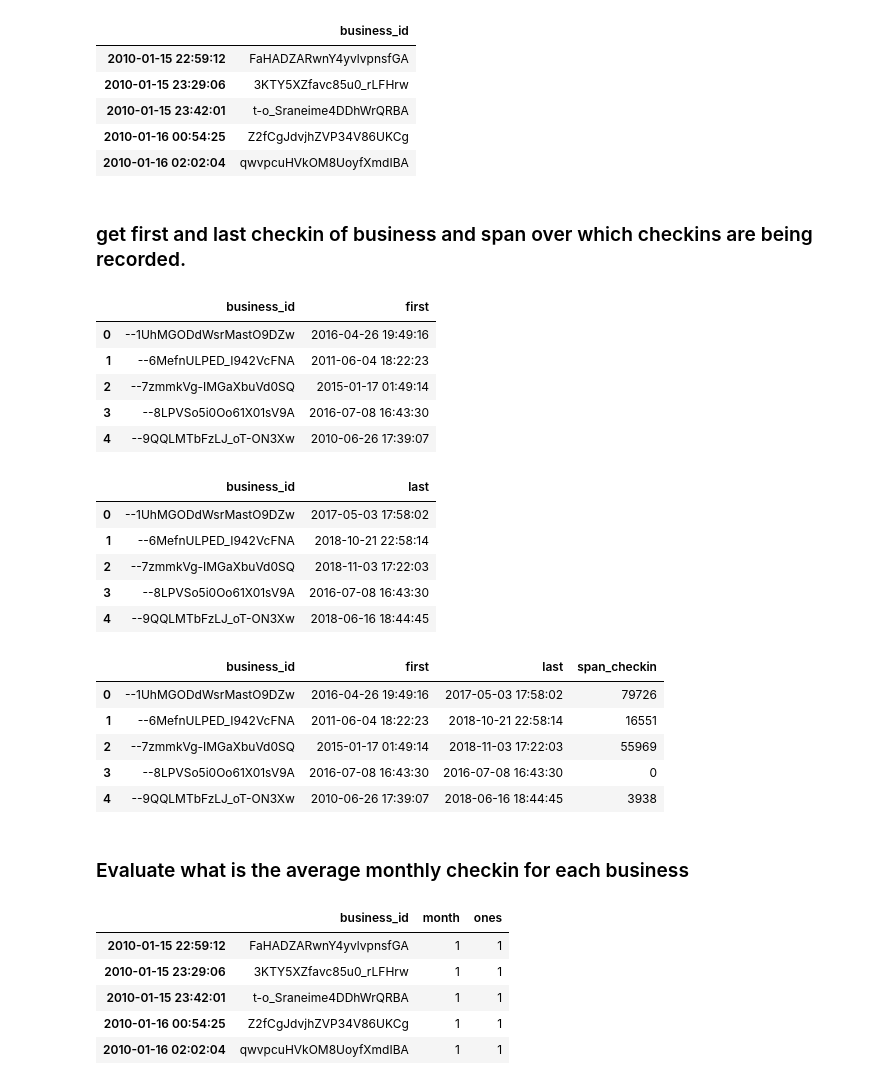
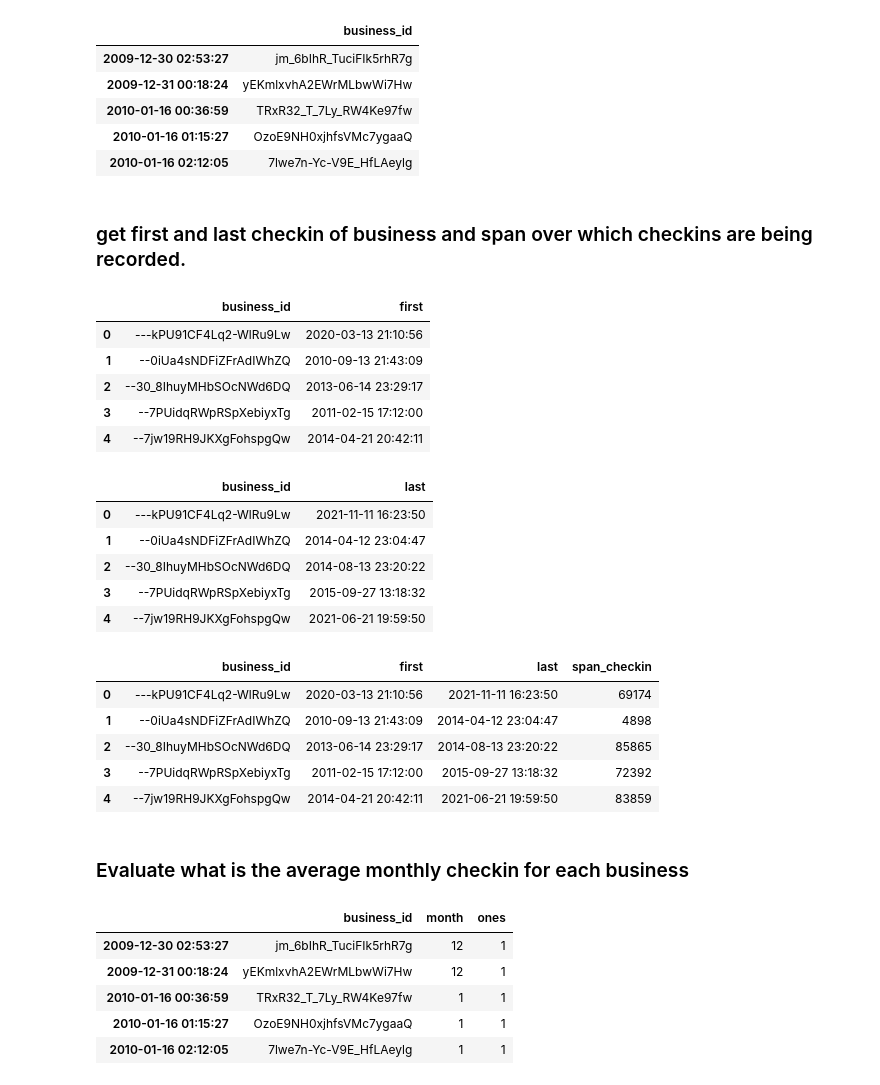
Before and after one commit to dinhhoangtung/HDCNTT, a Jupyter notebook: wrangle/31_checkin_feateng.ipynb, the cells around one changed output. Saved outputs shown, nothing was run; the diff lists cells and outputs as text; code cells hidden in the pictures.

```diff
--- a/wrangle/31_checkin_feateng.ipynb
+++ b/wrangle/31_checkin_feateng.ipynb
@@ -13,15 +13,15 @@ register_matplotlib_converters()
 
 %matplotlib inline
 # %%
-event_df = utils.chunk_loader('data/cleaned/checkin_eventlog.csv')
+event_df = utils.chunk_loader('../data/cleaned/checkin_eventlog.csv')
 event_df.head()
 # %% [output]
 |  | business_id |
-| 2010-01-15 22:59:12 | FaHADZARwnY4yvlvpnsfGA |
-| 2010-01-15 23:29:06 | 3KTY5XZfavc85u0_rLFHrw |
-| 2010-01-15 23:42:01 | t-o_Sraneime4DDhWrQRBA |
-| 2010-01-16 00:54:25 | Z2fCgJdvjhZVP34V86UKCg |
-| 2010-01-16 02:02:04 | qwvpcuHVkOM8UoyfXmdIBA |
+| 2009-12-30 02:53:27 | jm_6bIhR_TuciFIk5rhR7g |
+| 2009-12-31 00:18:24 | yEKmlxvhA2EWrMLbwWi7Hw |
+| 2010-01-16 00:36:59 | TRxR32_T_7Ly_RW4Ke97fw |
+| 2010-01-16 01:15:27 | OzoE9NH0xjhfsVMc7ygaaQ |
+| 2010-01-16 02:12:05 | 7lwe7n-Yc-V9E_HfLAeylg |
 # %% [markdown]
 ### get first and last checkin of business and span over which checkins are being recorded.
 # %%
@@ -36,11 +36,11 @@ first_checkin['first'] = pd.to_datetime(first_checkin['first'])
 first_checkin.head()
 # %% [output]
 |  | business_id | first |
-| 0 | --1UhMGODdWsrMastO9DZw | 2016-04-26 19:49:16 |
-| 1 | --6MefnULPED_I942VcFNA | 2011-06-04 18:22:23 |
-| 2 | --7zmmkVg-IMGaXbuVd0SQ | 2015-01-17 01:49:14 |
-| 3 | --8LPVSo5i0Oo61X01sV9A | 2016-07-08 16:43:30 |
-| 4 | --9QQLMTbFzLJ_oT-ON3Xw | 2010-06-26 17:39:07 |
+| 0 | ---kPU91CF4Lq2-WlRu9Lw | 2020-03-13 21:10:56 |
+| 1 | --0iUa4sNDFiZFrAdIWhZQ | 2010-09-13 21:43:09 |
+| 2 | --30_8IhuyMHbSOcNWd6DQ | 2013-06-14 23:29:17 |
+| 3 | --7PUidqRWpRSpXebiyxTg | 2011-02-15 17:12:00 |
+| 4 | --7jw19RH9JKXgFohspgQw | 2014-04-21 20:42:11 |
 # %%
 #get last
 last_checkin = event_df_groupby.max()
@@ -50,11 +50,11 @@ last_checkin['last'] = pd.to_datetime(last_checkin['last'])
 last_checkin.head()
 # %% [output]
 |  | business_id | last |
-| 0 | --1UhMGODdWsrMastO9DZw | 2017-05-03 17:58:02 |
-| 1 | --6MefnULPED_I942VcFNA | 2018-10-21 22:58:14 |
-| 2 | --7zmmkVg-IMGaXbuVd0SQ | 2018-11-03 17:22:03 |
-| 3 | --8LPVSo5i0Oo61X01sV9A | 2016-07-08 16:43:30 |
-| 4 | --9QQLMTbFzLJ_oT-ON3Xw | 2018-06-16 18:44:45 |
+| 0 | ---kPU91CF4Lq2-WlRu9Lw | 2021-11-11 16:23:50 |
+| 1 | --0iUa4sNDFiZFrAdIWhZQ | 2014-04-12 23:04:47 |
+| 2 | --30_8IhuyMHbSOcNWd6DQ | 2014-08-13 23:20:22 |
+| 3 | --7PUidqRWpRSpXebiyxTg | 2015-09-27 13:18:32 |
+| 4 | --7jw19RH9JKXgFohspgQw | 2021-06-21 19:59:50 |
 # %%
 first_last_df = pd.merge(left=first_checkin,
                          right=last_checkin,
@@ -68,11 +68,11 @@ first_last_df['span_checkin'] = (first_last_df['last'] - first_last_df['first'])
 first_last_df.head()
 # %% [output]
 |  | business_id | first | last | span_checkin |
-| 0 | --1UhMGODdWsrMastO9DZw | 2016-04-26 19:49:16 | 2017-05-03 17:58:02 | 79726 |
-| 1 | --6MefnULPED_I942VcFNA | 2011-06-04 18:22:23 | 2018-10-21 22:58:14 | 16551 |
-| 2 | --7zmmkVg-IMGaXbuVd0SQ | 2015-01-17 01:49:14 | 2018-11-03 17:22:03 | 55969 |
-| 3 | --8LPVSo5i0Oo61X01sV9A | 2016-07-08 16:43:30 | 2016-07-08 16:43:30 | 0 |
-| 4 | --9QQLMTbFzLJ_oT-ON3Xw | 2010-06-26 17:39:07 | 2018-06-16 18:44:45 | 3938 |
+| 0 | ---kPU91CF4Lq2-WlRu9Lw | 2020-03-13 21:10:56 | 2021-11-11 16:23:50 | 69174 |
+| 1 | --0iUa4sNDFiZFrAdIWhZQ | 2010-09-13 21:43:09 | 2014-04-12 23:04:47 | 4898 |
+| 2 | --30_8IhuyMHbSOcNWd6DQ | 2013-06-14 23:29:17 | 2014-08-13 23:20:22 | 85865 |
+| 3 | --7PUidqRWpRSpXebiyxTg | 2011-02-15 17:12:00 | 2015-09-27 13:18:32 | 72392 |
+| 4 | --7jw19RH9JKXgFohspgQw | 2014-04-21 20:42:11 | 2021-06-21 19:59:50 | 83859 |
 # %% [markdown]
 ### Evaluate what is the average monthly checkin for each business
 # %%
@@ -83,11 +83,11 @@ event_df_month['ones'] = 1
 event_df_month.head()
 # %% [output]
 |  | business_id | month | ones |
-| 2010-01-15 22:59:12 | FaHADZARwnY4yvlvpnsfGA | 1 | 1 |
-| 2010-01-15 23:29:06 | 3KTY5XZfavc85u0_rLFHrw | 1 | 1 |
-| 2010-01-15 23:42:01 | t-o_Sraneime4DDhWrQRBA | 1 | 1 |
-| 2010-01-16 00:54:25 | Z2fCgJdvjhZVP34V86UKCg | 1 | 1 |
-| 2010-01-16 02:02:04 | qwvpcuHVkOM8UoyfXmdIBA | 1 | 1 |
+| 2009-12-30 02:53:27 | jm_6bIhR_TuciFIk5rhR7g | 12 | 1 |
+| 2009-12-31 00:18:24 | yEKmlxvhA2EWrMLbwWi7Hw | 12 | 1 |
+| 2010-01-16 00:36:59 | TRxR32_T_7Ly_RW4Ke97fw | 1 | 1 |
+| 2010-01-16 01:15:27 | OzoE9NH0xjhfsVMc7ygaaQ | 1 | 1 |
+| 2010-01-16 02:12:05 | 7lwe7n-Yc-V9E_HfLAeylg | 1 | 1 |
 # %%
 #get total checkin by month
 checkin_month_count = event_df_month.groupby(by=['business_id', 'month'], as_index=False).sum()
```
Also changed, not shown: parts of 5 cells of this notebook, 14 other files.
